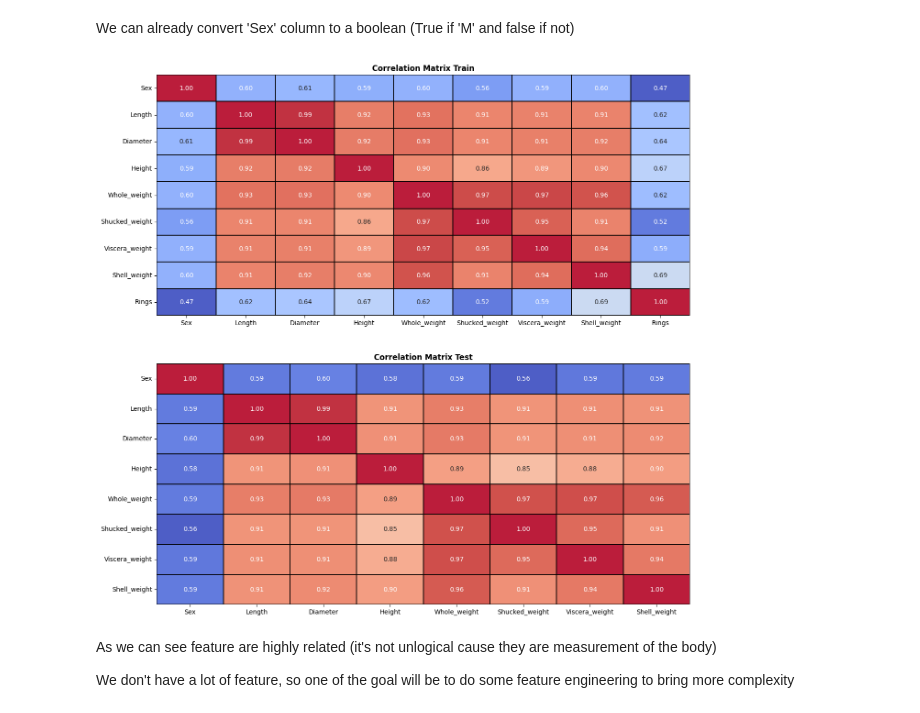
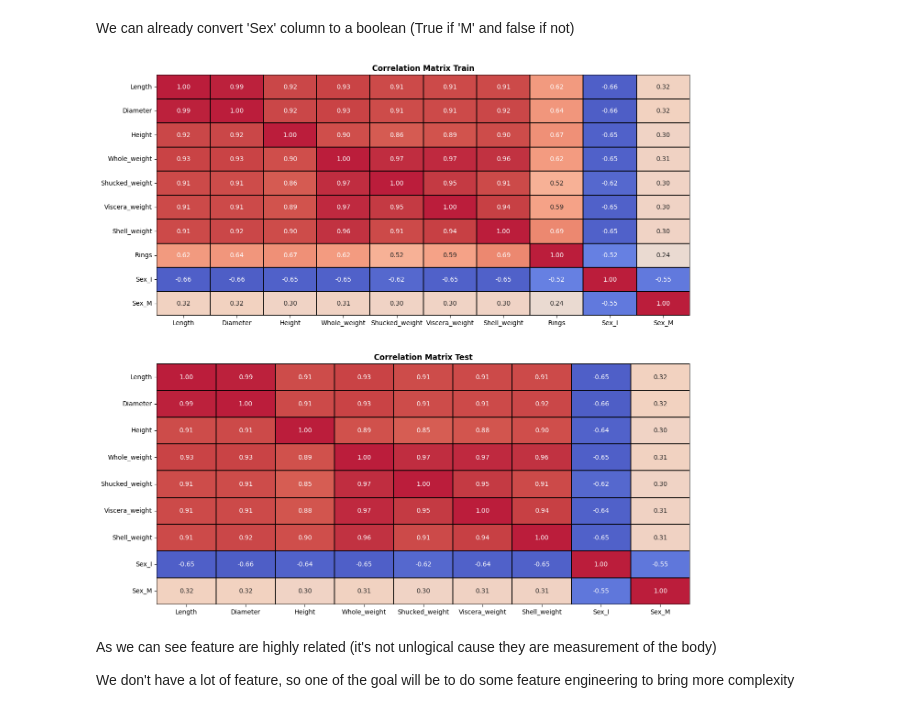
Before and after one commit to ydepledt/kaggle, a Jupyter notebook: abalone/abalone.ipynb, the cells around one changed output. Drawn from its saved outputs; the diff is of its cells as text; code cells hidden in the pictures.

```diff
--- a/abalone/abalone.ipynb
+++ b/abalone/abalone.ipynb
@@ -4,7 +12,4 @@
 # %%
-import sys
-sys.path.append('..')
-
 import numpy as np
 import pandas as pd
 import seaborn as sns
@@ -23,14 +28,24 @@ from sklearn.ensemble import GradientBoostingRegressor, RandomForestRegressor
 from sklearn.decomposition import PCA
 from sklearn.model_selection import train_test_split, GridSearchCV
 from sklearn.preprocessing import StandardScaler
-from sklearn.metrics import root_mean_squared_log_error
+from sklearn.metrics import make_scorer, mean_squared_log_error
 
-import utilities
+from matplotlib import colormaps
 
 COLORS = utilities.ColorGenerator.COLORS
+
+get_dummies_sex              = True
+add_ratios_features          = False
+add_interaction_shucked      = False
+add_interaction_shell_weight = False
+add_blood_weight_features    = False
+perform_grid_search          = False
+# %%
+path_to_train = '/kaggle/input/playground-series-s4e4/train.csv' if ON_KAGGLE else 'train.csv'
+path_to_test  = '/kaggle/input/playground-series-s4e4/test.csv'  if ON_KAGGLE else 'test.csv'
 # %%
-df_train = pd.read_csv('train.csv')
-df_test = pd.read_csv('test.csv')
+df_train = pd.read_csv(path_to_train)
+df_test  = pd.read_csv(path_to_test)
 # %%
 # Rename column Whole weight.1 --> Shucked weight and Whole weight.2 --> Viscera weight
 rename_mapping = {'Whole weight': 'Whole_weight', 'Shell weight': 'Shell_weight',
@@ -150,28 +166,34 @@ for i, col in enumerate(col_to_plot):
 # %% [markdown]
 We can already convert 'Sex' column to a boolean (True if 'M' and false if not)
 # %%
-change_sex_type = lambda sex: 0. if sex == 'I' else (1. if sex == 'M' else 2.)
+if not get_dummies_sex:
+    change_sex_type = lambda sex: 0. if sex == 'F' else (1. if sex == 'M' else 2.)
 
-df_train['Sex'] = df_train['Sex'].apply(change_sex_type)
-df_test['Sex']  = df_test['Sex'].apply(change_sex_type)
+    df_train['Sex'] = df_train['Sex'].apply(change_sex_type)
+    df_test['Sex']  = df_test['Sex'].apply(change_sex_type)
+else:
+    df_train = pd.get_dummies(df_train, columns=['Sex'], drop_first=True)
+    df_test = pd.get_dummies(df_test, columns=['Sex'], drop_first=True)
 # %%
 plt.figure(figsize=(15, 15))
 ax = plt.subplot(211)
-corr_matrix_train = utilities.plot_correlation_matrix_heatmap(ax, df_train.drop(columns= ['id']), cmap='coolwarm', title_after=' Train')
+corr_matrix_train = utilities.plot_correlation_matrix_heatmap(ax, df_train.drop(columns= ['id']),
+                                                              cmap='coolwarm', title_after=' Train')
 ax = plt.subplot(212)
-corr_matrix_test = utilities.plot_correlation_matrix_heatmap(ax, df_test.drop(columns= ['id']), cmap='coolwarm', title_after=' Test')
+corr_matrix_test = utilities.plot_correlation_matrix_heatmap(ax, df_test.drop(columns= ['id']),
+                                                             cmap='coolwarm', title_after=' Test')
 
 # Print Top 3 Correlations for each column
 # for column in corr_matrix.columns:
 #     print(f'\nTop 3 Correlations for {column}:')
 #     dict_temp = corr_matrix[column].sort_values(ascending=False).to_dict()
 
 #     for i, (key, value) in enumerate(list(dict_temp.items())[1:4], 1):
 #         print(f'{i}. {key}: {value:.2f}')
 
 #     print()
 # %% [output]
-[figure, old version]
+[figure, new version]
 # %% [markdown]
 As we can see feature are highly related (it's not unlogical cause they are measurement of the body)
 
```
Also changed, not shown: parts of 22 cells of this notebook, 9 other files.
